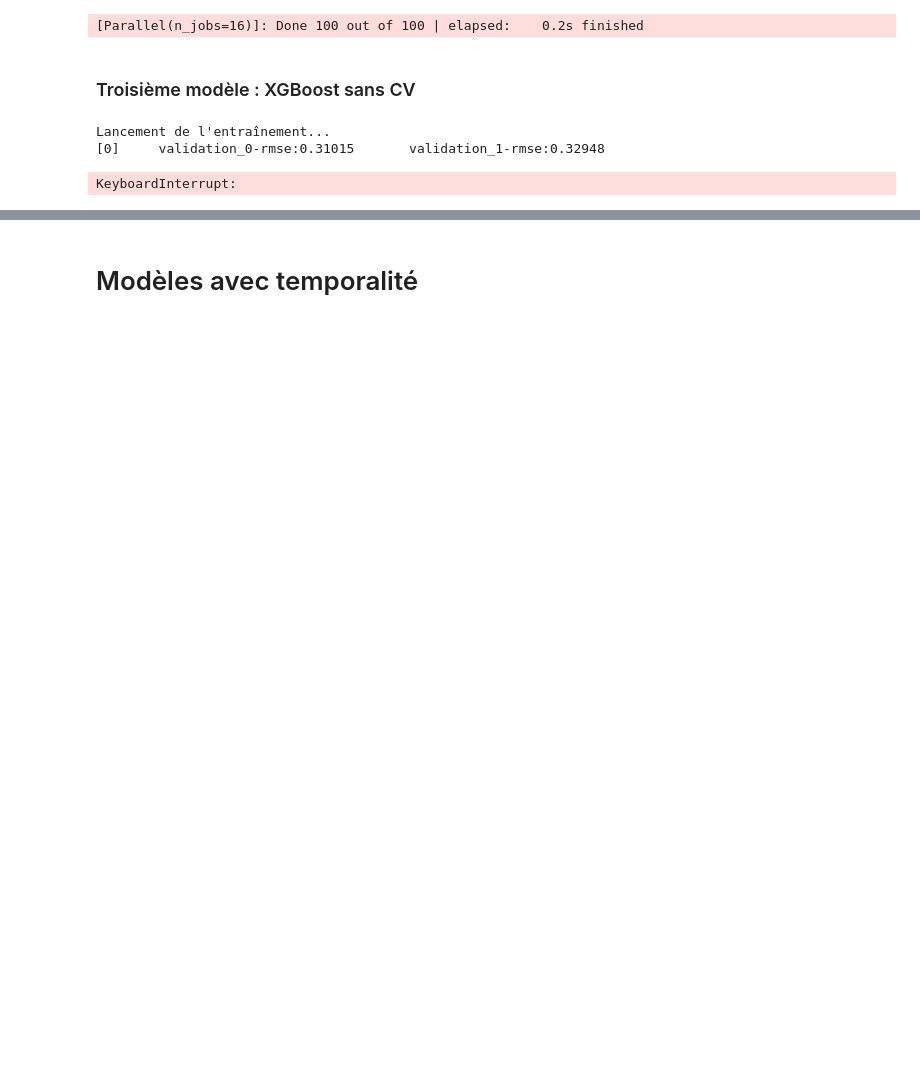
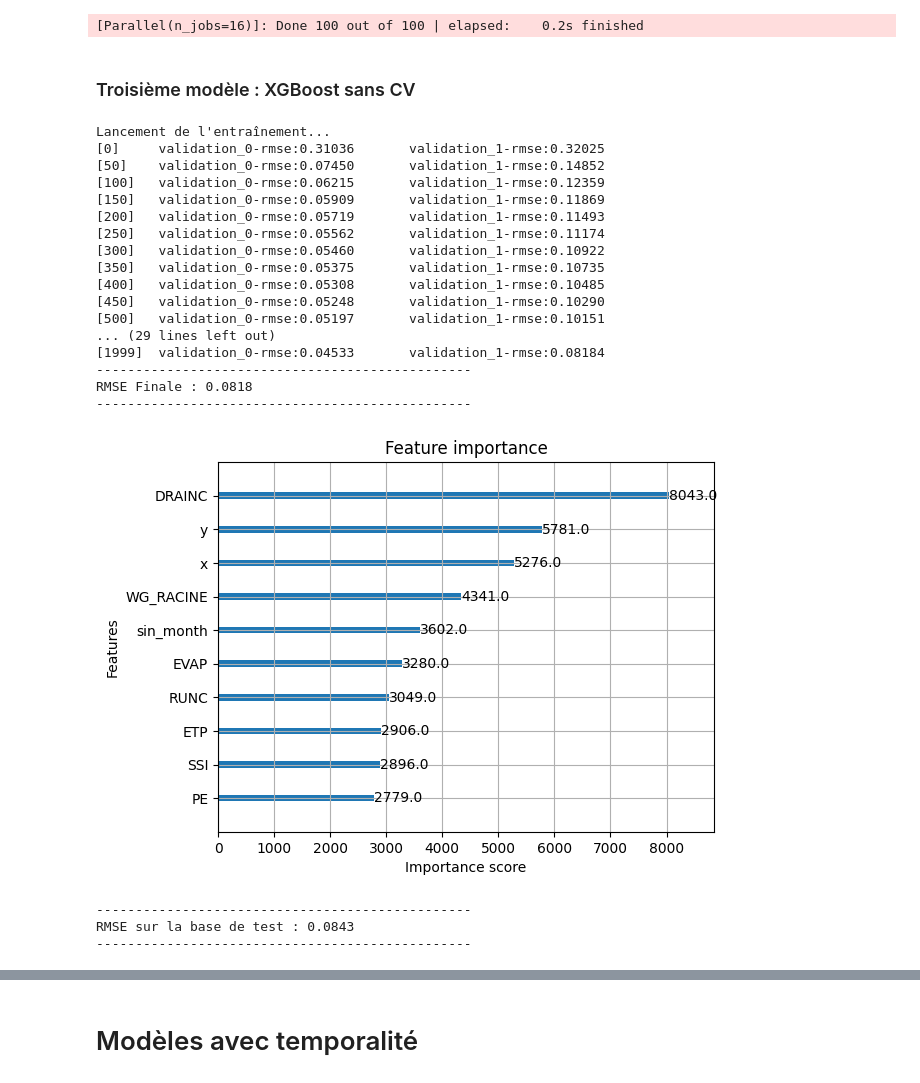
Before and after one commit to Lanouraf/Climate_Risk_Project_SWI_MS_A, a Jupyter notebook: modelisation.ipynb, the cells around one changed output, grey strips where cells are left out. Cells and saved outputs as stored; diff of their text form; code cells hidden in the pictures; blank space fills up the shorter version.

Commit message:
Ajustement RF et XGBoost

```diff
--- a/modelisation.ipynb
+++ b/modelisation.ipynb
@@ -337,39 +337,69 @@ model = xgb.XGBRegressor(
     tree_method='hist',
     n_jobs=-1,
     random_state=42,
     early_stopping_rounds=50,
     subsample=0.7,
     min_child_weight=50,
 )
 
 print("Lancement de l'entraînement...")
 
 # On garde eval_set ici, car le modèle a besoin des données de test
 # pour savoir quand s'arrêter, mais on enlève le paramètre early_stopping_rounds.
 model.fit(
     X_train, y_train,
-    eval_set=[(X_train, y_train), (X_test, y_test)],
+    eval_set=[(X_train_train, y_train_train), (X_val, y_val)],
     verbose=50
 )
 
 # ==========================================
 # 4. ÉVALUATION
 # ==========================================
-preds = model.predict(X_test)
-rmse = metrics.root_mean_squared_error(y_test, preds)
+preds_val = model.predict(X_val)
+rmse_val = metrics.root_mean_squared_error(y_val, preds_val)
 
 print("------------------------------------------------")
-print(f"RMSE Finale : {rmse:.4f}")
+print(f"RMSE Finale : {rmse_val:.4f}")
 print("------------------------------------------------")
 
 # Optionnel : Voir quelles variables sont importantes
 import matplotlib.pyplot as plt
 xgb.plot_importance(model, max_num_features=10)
 plt.show()
 # %% [output]
 Lancement de l'entraînement...
-[0]     validation_0-rmse:0.31015       validation_1-rmse:0.32948
+[0]     validation_0-rmse:0.31036       validation_1-rmse:0.32025
+[50]    validation_0-rmse:0.07450       validation_1-rmse:0.14852
+[100]   validation_0-rmse:0.06215       validation_1-rmse:0.12359
+[150]   validation_0-rmse:0.05909       validation_1-rmse:0.11869
+[200]   validation_0-rmse:0.05719       validation_1-rmse:0.11493
+[250]   validation_0-rmse:0.05562       validation_1-rmse:0.11174
+[300]   validation_0-rmse:0.05460       validation_1-rmse:0.10922
+[350]   validation_0-rmse:0.05375       validation_1-rmse:0.10735
+[400]   validation_0-rmse:0.05308       validation_1-rmse:0.10485
+[450]   validation_0-rmse:0.05248       validation_1-rmse:0.10290
+[500]   validation_0-rmse:0.05197       validation_1-rmse:0.10151
+... (29 lines left out)
+[1999]  validation_0-rmse:0.04533       validation_1-rmse:0.08184
+------------------------------------------------
+RMSE Finale : 0.0818
+------------------------------------------------
-KeyboardInterrupt:
+[figure, added]
+# %%
+### Prédiction avec le XGBoost ###
+
+
+# Prédiction sur la base de test
+preds_test = model.predict(X_test)
+rmse_test = metrics.root_mean_squared_error(y_test, preds_test)
+
+print("------------------------------------------------")
+print(f"RMSE sur la base de test : {rmse_test:.4f}")
+print("------------------------------------------------")
+# %% [output]
+------------------------------------------------
+RMSE sur la base de test : 0.0843
+------------------------------------------------
 # %%
 ### Suppression des bases d'entraînement et de test pour libérer de la mémoire ###
 
```
Also changed, not shown: parts of 2 cells of this notebook.
